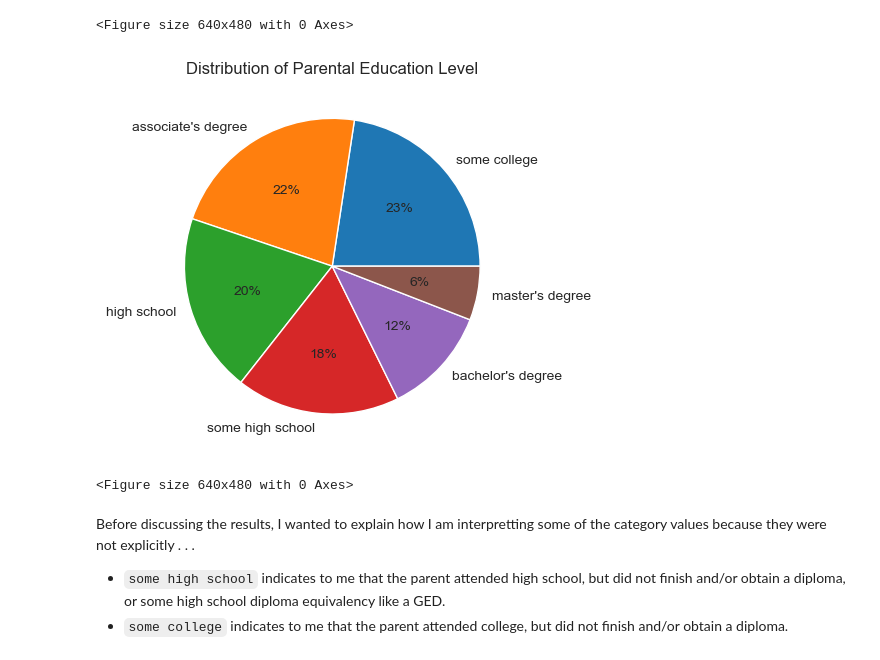
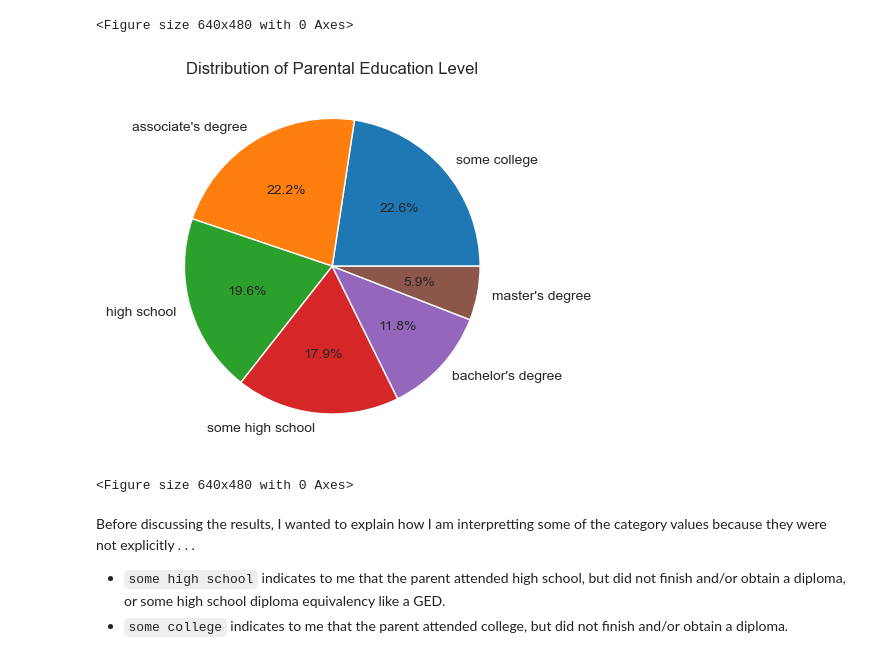
Before and after one commit to ajgafford/Student-Exam-Performance, a Jupyter notebook: Student-Exam-Performance-Analysis.ipynb, the cells around one changed output. Drawn from its saved outputs; the diff is of its cells as text; code cells hidden in the pictures.

```diff
--- a/Student-Exam-Performance-Analysis.ipynb
+++ b/Student-Exam-Performance-Analysis.ipynb
@@ -252,13 +252,13 @@ plt.clf()
 [figure]
 <Figure size 640x480 with 0 Axes>
 # %%
-df.parent_edu.value_counts().plot.pie(autopct='%.0f%%')
+df.parent_edu.value_counts().plot.pie(autopct='%1.1f%%')
 plt.title('Distribution of Parental Education Level')
 plt.ylabel('')
 plt.show()
 plt.clf()
 # %% [output]
-[figure, old version]
+[figure, new version]
 <Figure size 640x480 with 0 Axes>
 # %% [markdown]
 Before discussing the results, I wanted to explain how I am interpretting some of the category values because they were not explicitly . . .
```
Also changed, not shown: parts of 2 cells of this notebook.
